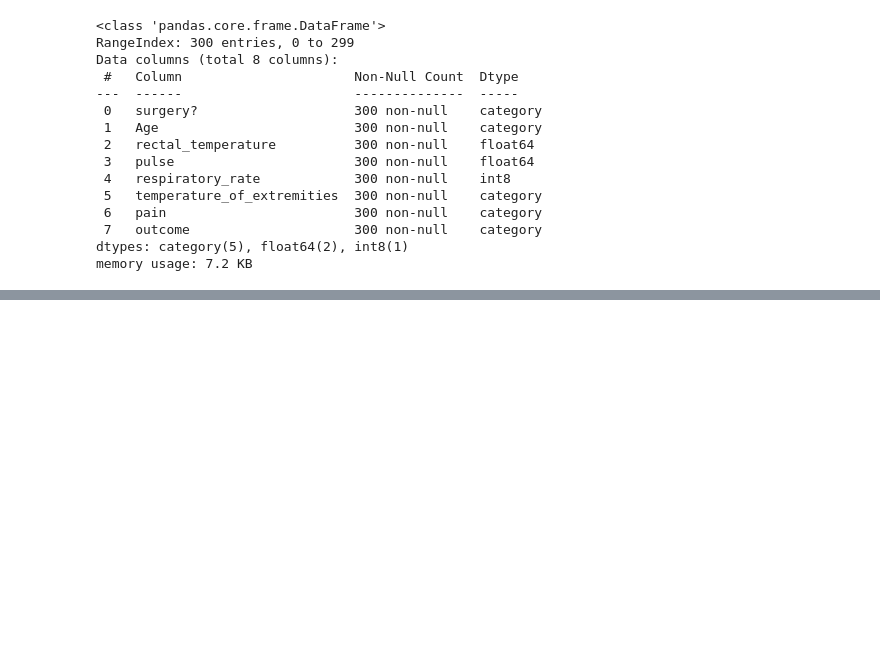
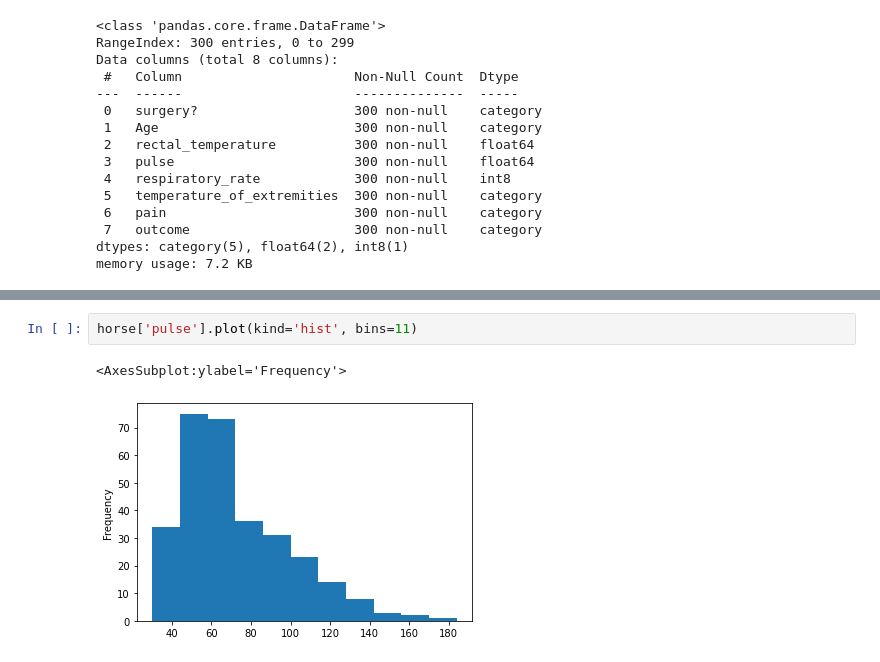
Before and after one commit to SelihovDmitry/pyda-19, a Jupyter notebook: HW1_stat_basics.ipynb, the cells around one changed output, grey strips where cells are left out. Saved outputs shown, nothing was run; the diff lists cells and outputs as text; blank space fills up the shorter version.

```diff
--- a/HW1_stat_basics.ipynb
+++ b/HW1_stat_basics.ipynb
@@ -383,0 +414,5 @@ horse.describe()
+# %%
+horse['pulse'].plot(kind='hist', bins=11)
+# %% [output]
+<AxesSubplot:ylabel='Frequency'>
+[figure, added]
```
Also changed, not shown: parts of 15 cells of this notebook.
